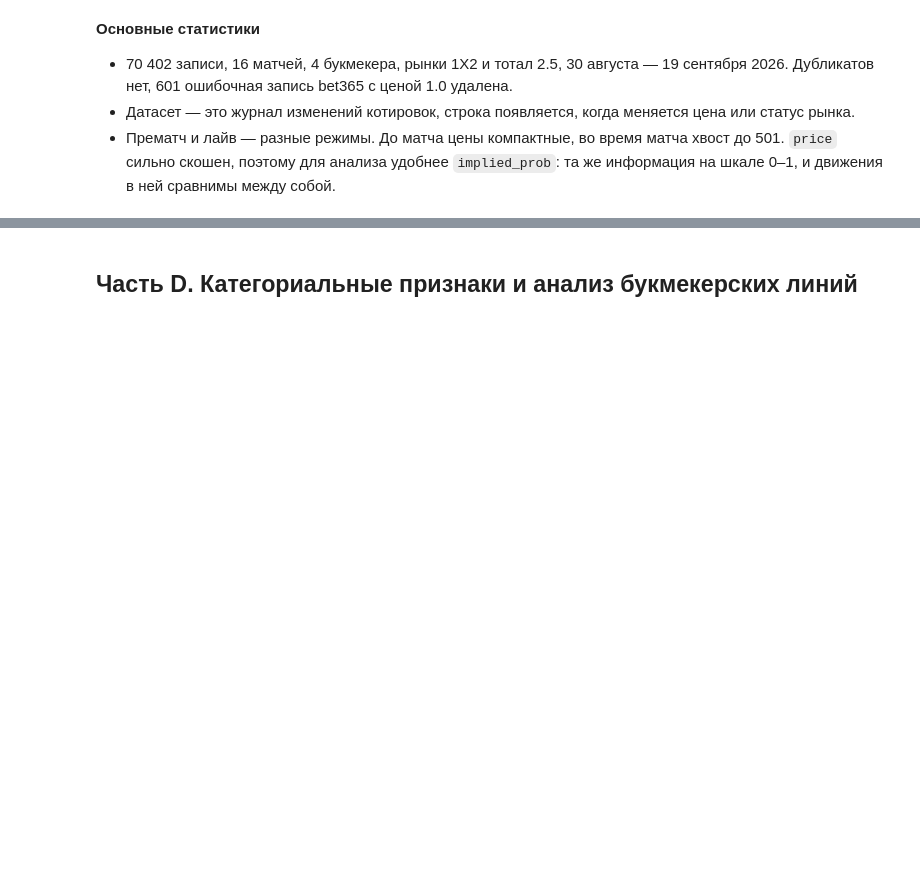
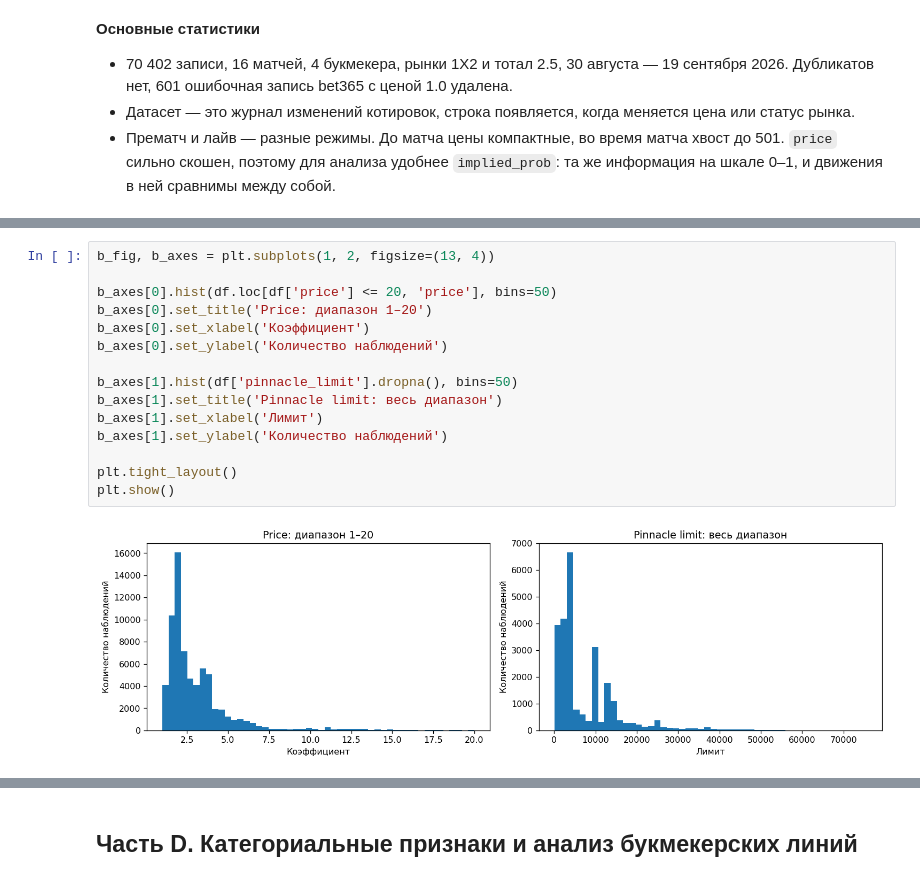
Before and after one commit to Semen519/odds-movement-monitor, a Jupyter notebook: checkpoint_2/notebooks/EDA.ipynb, the cells around one changed output, grey strips where cells are left out. Saved outputs shown, nothing was run; the diff lists cells and outputs as text; blank space fills up the shorter version.

```diff
--- a/checkpoint_2/notebooks/EDA.ipynb
+++ b/checkpoint_2/notebooks/EDA.ipynb
@@ -461,0 +592,17 @@ plt.show()
+# %%
+b_fig, b_axes = plt.subplots(1, 2, figsize=(13, 4))
+
+b_axes[0].hist(df.loc[df['price'] <= 20, 'price'], bins=50)
+b_axes[0].set_title('Price: диапазон 1–20')
+b_axes[0].set_xlabel('Коэффициент')
+b_axes[0].set_ylabel('Количество наблюдений')
+
+b_axes[1].hist(df['pinnacle_limit'].dropna(), bins=50)
+b_axes[1].set_title('Pinnacle limit: весь диапазон')
+b_axes[1].set_xlabel('Лимит')
+b_axes[1].set_ylabel('Количество наблюдений')
+
+plt.tight_layout()
+plt.show()
+# %% [output]
+[figure, added]
```
Also changed, not shown: parts of 12 cells of this notebook.
